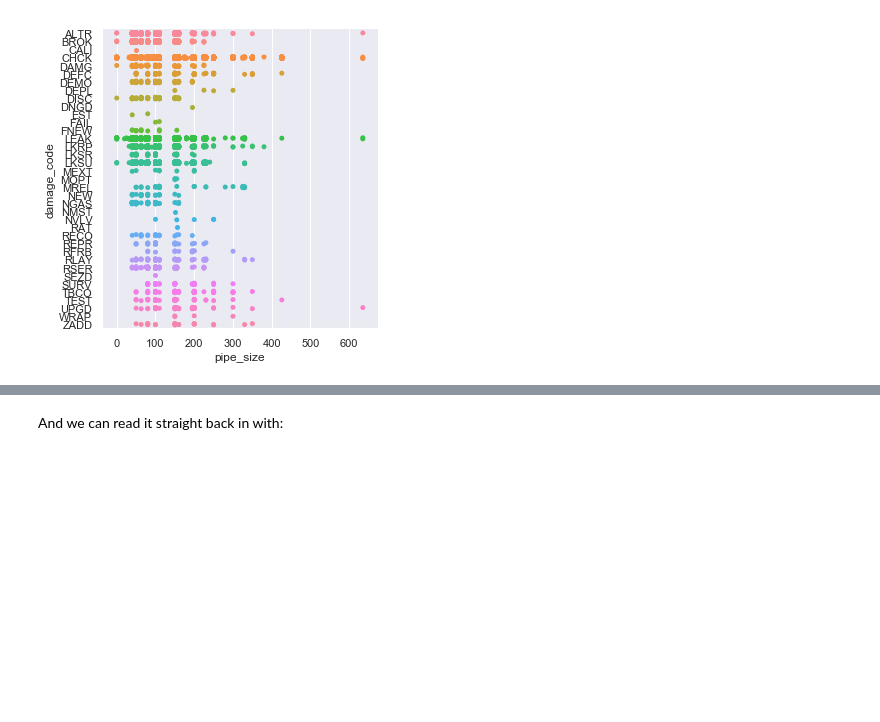
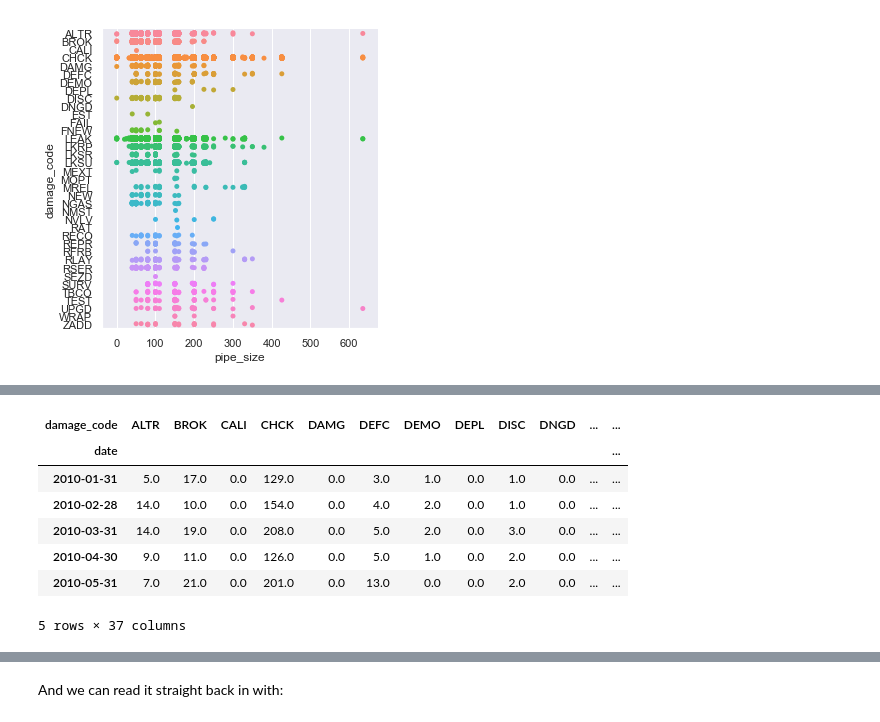
Before and after one commit to core-skills/03-zero-to-data-science, a Jupyter notebook: notebooks/am2-individual-data.ipynb, the cells around one changed output, grey strips where cells are left out. Saved outputs shown, nothing was run; the diff lists cells and outputs as text; code cells hidden in the pictures; blank space fills up the shorter version.

```diff
--- a/notebooks/am2-individual-data.ipynb
+++ b/notebooks/am2-individual-data.ipynb
@@ -365,0 +388,11 @@ seaborn.catplot(x='pipe_size', y='damage_code', data=clean)
+# %%
+fault_pivot.head()
+# %% [output]
+| damage_code | ALTR | BROK | CALI | CHCK | DAMG | DEFC | DEMO | DEPL | DISC | DNGD | ... | ... |
+| date |  |  |  |  |  |  |  |  |  |  |  | ... |
+| 2010-01-31 | 5.0 | 17.0 | 0.0 | 129.0 | 0.0 | 3.0 | 1.0 | 0.0 | 1.0 | 0.0 | ... | ... |
+| 2010-02-28 | 14.0 | 10.0 | 0.0 | 154.0 | 0.0 | 4.0 | 2.0 | 0.0 | 1.0 | 0.0 | ... | ... |
+| 2010-03-31 | 14.0 | 19.0 | 0.0 | 208.0 | 0.0 | 5.0 | 2.0 | 0.0 | 3.0 | 0.0 | ... | ... |
+| 2010-04-30 | 9.0 | 11.0 | 0.0 | 126.0 | 0.0 | 5.0 | 1.0 | 0.0 | 2.0 | 0.0 | ... | ... |
+| 2010-05-31 | 7.0 | 21.0 | 0.0 | 201.0 | 0.0 | 13.0 | 0.0 | 0.0 | 2.0 | 0.0 | ... | ... |
+5 rows × 37 columns
```
Also changed, not shown: parts of 17 cells of this notebook, 2 other files.
